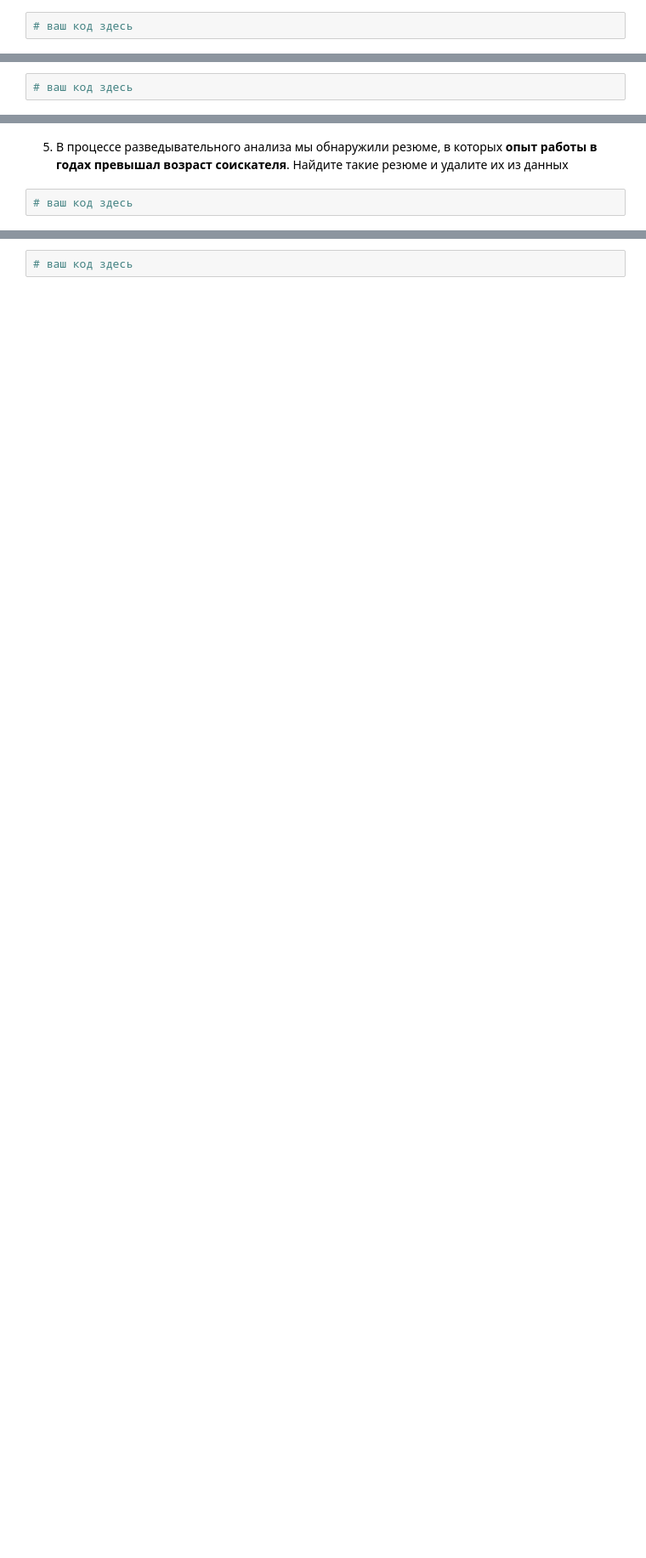
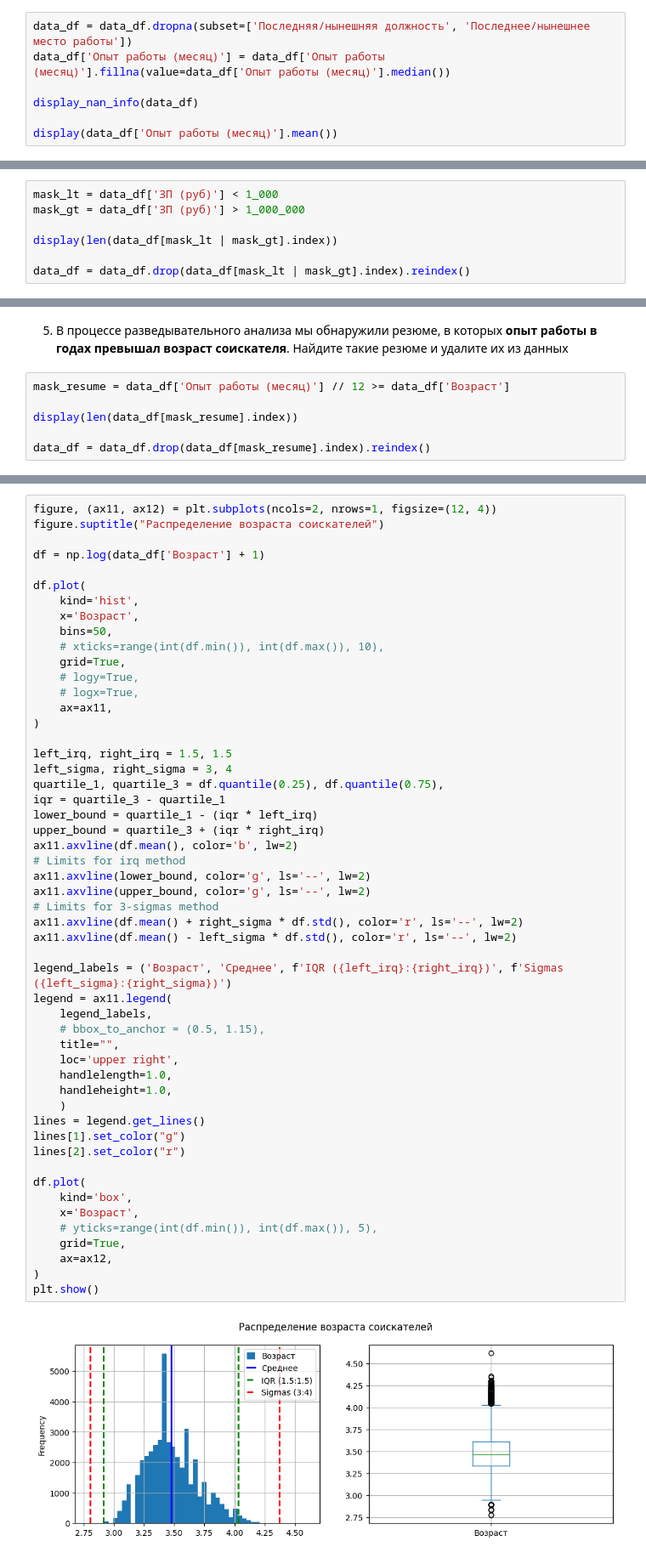
Before and after one commit to tcheredeev/skf_dsprmgu, a Jupyter notebook: Блок 1. Знакомство с данными. Python для анализа данных/PROJECT-1. Анализ резюме из HeadHunter/Project-1.ipynb, the cells around one changed output, grey strips where cells are left out. Shown at 85% size. Drawn from its saved outputs; the diff is of its cells as text; blank space fills up the shorter version.

```diff
--- a/Блок 1. Знакомство с данными. Python для анализа данных/PROJECT-1. Анализ резюме из HeadHunter/Project-1.ipynb
+++ b/Блок 1. Знакомство с данными. Python для анализа данных/PROJECT-1. Анализ резюме из HeadHunter/Project-1.ipynb
@@ -626,4 +783,9 @@ SyntaxError: invalid syntax (1506124366.py, line 1)
 # %% [markdown]
 3. Итак, у нас есть пропуски в 3ех столбцах: **"Опыт работы (месяц)"**, **"Последнее/нынешнее место работы"**, **"Последняя/нынешняя должность"**. Поступим следующим образом: удалите строки, где есть пропуск в столбцах с местом работы и должностью. Пропуски в столбце с опытом работы заполните **медианным** значением.
 # %%
-# ваш код здесь
+data_df = data_df.dropna(subset=['Последняя/нынешняя должность', 'Последнее/нынешнее место работы'])
+data_df['Опыт работы (месяц)'] = data_df['Опыт работы (месяц)'].fillna(value=data_df['Опыт работы (месяц)'].median())
+
+display_nan_info(data_df)
+
+display(data_df['Опыт работы (месяц)'].mean())
@@ -630,4 +796,9 @@ SyntaxError: invalid syntax (1506124366.py, line 1)
 # %% [markdown]
 4. Мы добрались до ликвидации выбросов. Сначала очистим данные вручную. Удалите резюме, в которых указана заработная плата либо выше 1 млн. рублей, либо ниже 1 тыс. рублей.
 # %%
-# ваш код здесь
+mask_lt = data_df['ЗП (руб)'] < 1_000
+mask_gt = data_df['ЗП (руб)'] > 1_000_000
+
+display(len(data_df[mask_lt | mask_gt].index))
+
+data_df = data_df.drop(data_df[mask_lt | mask_gt].index).reindex()
@@ -634,4 +807,8 @@ SyntaxError: invalid syntax (1506124366.py, line 1)
 # %% [markdown]
 5. В процессе разведывательного анализа мы обнаружили резюме, в которых **опыт работы в годах превышал возраст соискателя**. Найдите такие резюме и удалите их из данных
 # %%
-# ваш код здесь
+mask_resume = data_df['Опыт работы (месяц)'] // 12 >= data_df['Возраст']
+
+display(len(data_df[mask_resume].index))
+
+data_df = data_df.drop(data_df[mask_resume].index).reindex()
@@ -647,3 +847,55 @@ SyntaxError: invalid syntax (1506124366.py, line 1)
 # %%
-# ваш код здесь
+figure, (ax11, ax12) = plt.subplots(ncols=2, nrows=1, figsize=(12, 4))
+figure.suptitle("Распределение возраста соискателей")
+
+df = np.log(data_df['Возраст'] + 1)
+
+df.plot(
+    kind='hist',
+    x='Возраст',
+    bins=50,
+    # xticks=range(int(df.min()), int(df.max()), 10),
+    grid=True,
+    # logy=True,
+    # logx=True,
+    ax=ax11,
+)
+
+left_irq, right_irq = 1.5, 1.5
+left_sigma, right_sigma = 3, 4
+quartile_1, quartile_3 = df.quantile(0.25), df.quantile(0.75),
+iqr = quartile_3 - quartile_1
+lower_bound = quartile_1 - (iqr * left_irq)
+upper_bound = quartile_3 + (iqr * right_irq)
+ax11.axvline(df.mean(), color='b', lw=2)
+# Limits for irq method
+ax11.axvline(lower_bound, color='g', ls='--', lw=2)
+ax11.axvline(upper_bound, color='g', ls='--', lw=2)
+# Limits for 3-sigmas method
+ax11.axvline(df.mean() + right_sigma * df.std(), color='r', ls='--', lw=2)
+ax11.axvline(df.mean() - left_sigma * df.std(), color='r', ls='--', lw=2)
+
+legend_labels = ('Возраст', 'Среднее', f'IQR ({left_irq}:{right_irq})', f'Sigmas ({left_sigma}:{right_sigma})')
+legend = ax11.legend(
+    legend_labels,
+    # bbox_to_anchor = (0.5, 1.15),
+    title="",
+    loc='upper right',
+    handlelength=1.0,
+    handleheight=1.0,
+    )
+lines = legend.get_lines()
+lines[1].set_color("g")
+lines[2].set_color("r")
+
+df.plot(
+    kind='box',
+    x='Возраст',
+    # yticks=range(int(df.min()), int(df.max()), 5),
+    grid=True,
+    ax=ax12,
+)
+plt.show()
+# %% [output]
+[figure, added]
 # %% [markdown]
```
Also changed, not shown: parts of 19 cells of this notebook, 3 other files.
